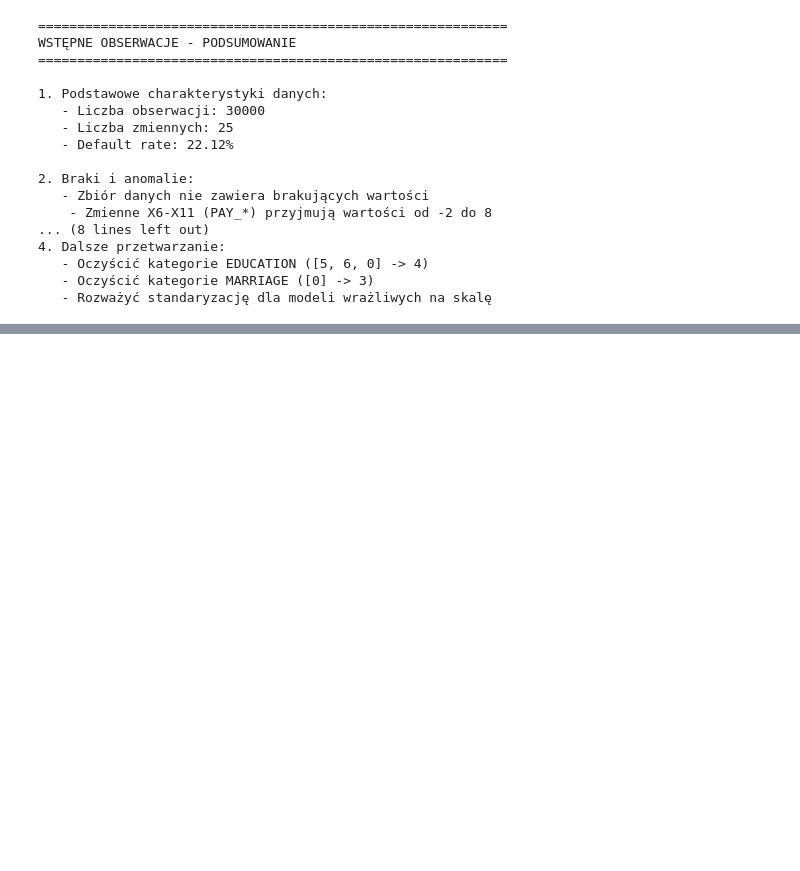
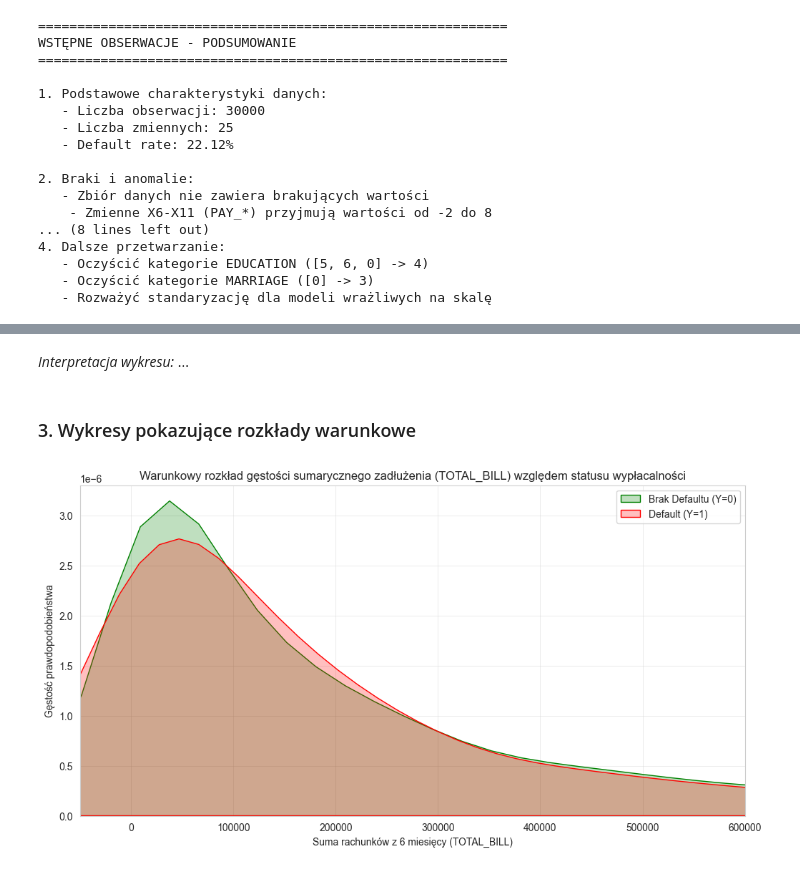
Before and after one commit to dawid200272/Eiwd_projekt, a Jupyter notebook: notebooks/EDA_analysis.ipynb, the cells around one changed output, grey strips where cells are left out. Saved outputs shown, nothing was run; the diff lists cells and outputs as text; code cells hidden in the pictures; blank space fills up the shorter version.

```diff
--- a/notebooks/EDA_analysis.ipynb
+++ b/notebooks/EDA_analysis.ipynb
@@ -558,0 +724,21 @@ WSTĘPNE OBSERWACJE - PODSUMOWANIE
+# %% [markdown]
+*Interpretacja wykresu:*
+...
+# %% [markdown]
+### 3. Wykresy pokazujące rozkłady warunkowe
+# %%
+# Wyliczamy sumaryczne zadłużenie (zmienna wprowadzona w Feature Engineering)
+# data['TOTAL_BILL'] = data[['X12', 'X13', 'X14', 'X15', 'X16', 'X17']].sum(axis=1)
+
+plt.figure(figsize=(12, 6))
+# Rozkład warunkowy gęstości (KDE) sumy rachunków w zależności od zmiennej celu Y
+sns.kdeplot(data=data[data['Y']==0], x='TOTAL_BILL', label='Brak Defaultu (Y=0)', fill=True, color='green')
+sns.kdeplot(data=data[data['Y']==1], x='TOTAL_BILL', label='Default (Y=1)', fill=True, color='red')
+plt.title('Warunkowy rozkład gęstości sumarycznego zadłużenia (TOTAL_BILL) względem statusu wypłacalności')
+plt.xlabel('Suma rachunków z 6 miesięcy (TOTAL_BILL)')
+plt.ylabel('Gęstość prawdopodobieństwa')
+plt.xlim(-50000, 600000) # Ograniczenie osi dla lepszej czytelności (odcięcie skrajnych outlierów)
+plt.legend()
+plt.show()
+# %% [output]
+[figure, added]
```
Also changed, not shown: parts of 22 cells of this notebook.
